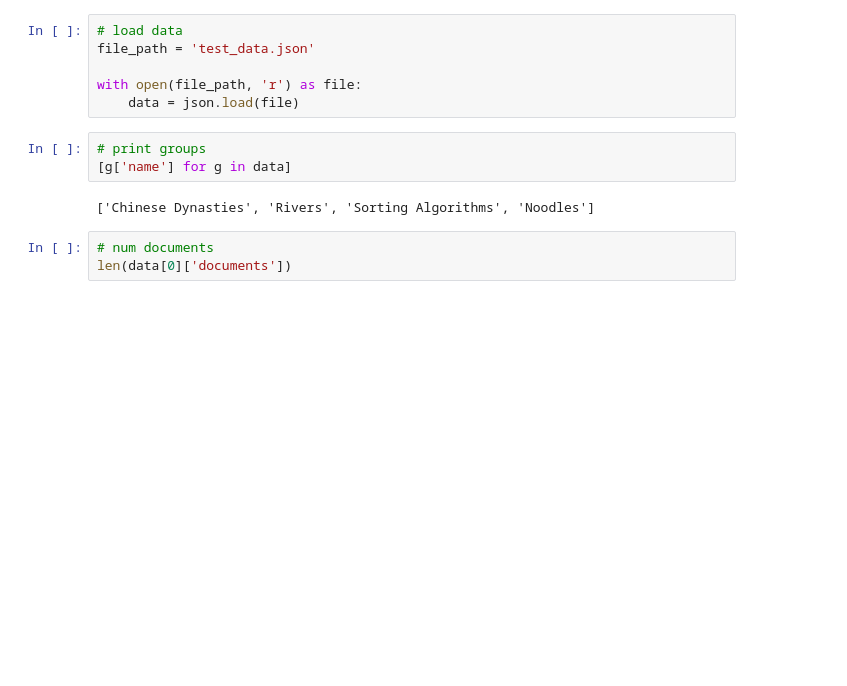
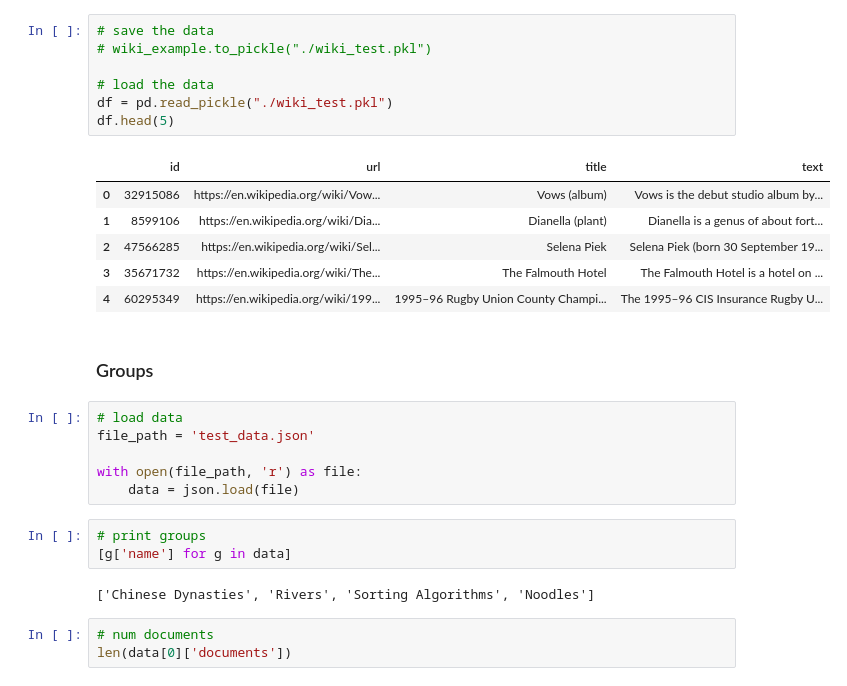
Before and after one commit to rifaaQ/cmsc674, a Jupyter notebook: test_data/test_data_example.ipynb, the cells around one changed output. Drawn from its saved outputs; the diff is of its cells as text; blank space fills up the shorter version.

Commit message:
added load wiki example

```diff
--- a/test_data/test_data_example.ipynb
+++ b/test_data/test_data_example.ipynb
@@ -11,3 +29,19 @@ import json
+# %%
+# save the data
+# wiki_example.to_pickle("./wiki_test.pkl")
+
+# load the data
+df = pd.read_pickle("./wiki_test.pkl")
+df.head(5)
+# %% [output]
+|  | id | url | title | text |
+| 0 | 32915086 | https://en.wikipedia.org/wiki/Vow... | Vows (album) | Vows is the debut studio album by... |
+| 1 | 8599106 | https://en.wikipedia.org/wiki/Dia... | Dianella (plant) | Dianella is a genus of about fort... |
+| 2 | 47566285 | https://en.wikipedia.org/wiki/Sel... | Selena Piek | Selena Piek (born 30 September 19... |
+| 3 | 35671732 | https://en.wikipedia.org/wiki/The... | The Falmouth Hotel | The Falmouth Hotel is a hotel on ... |
+| 4 | 60295349 | https://en.wikipedia.org/wiki/199... | 1995–96 Rugby Union County Champi... | The 1995–96 CIS Insurance Rugby U... |
+# %% [markdown]
+### Groups
 # %%
 # load data
 file_path = 'test_data.json'
```
Also changed, not shown: parts of 9 cells of this notebook.
